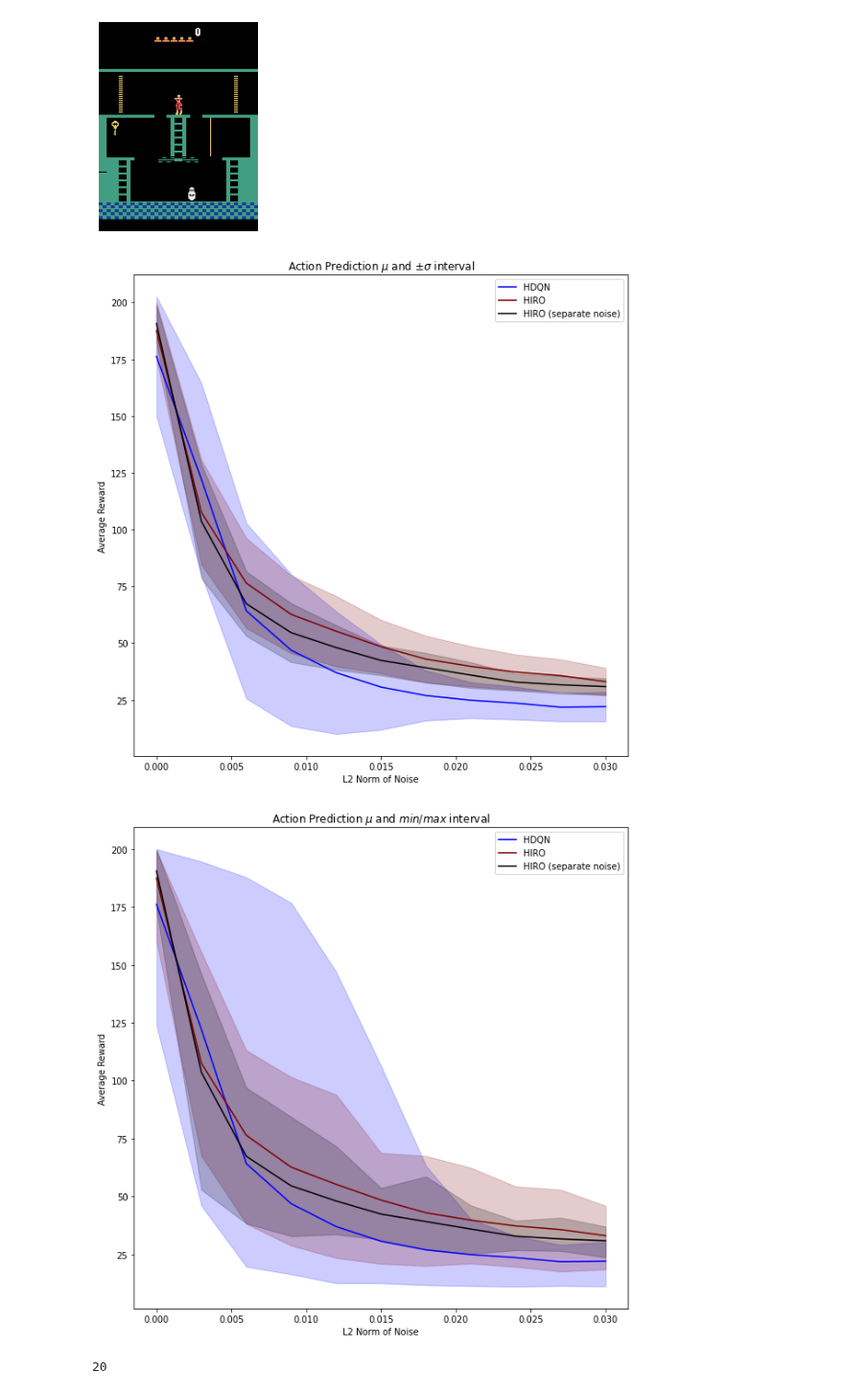
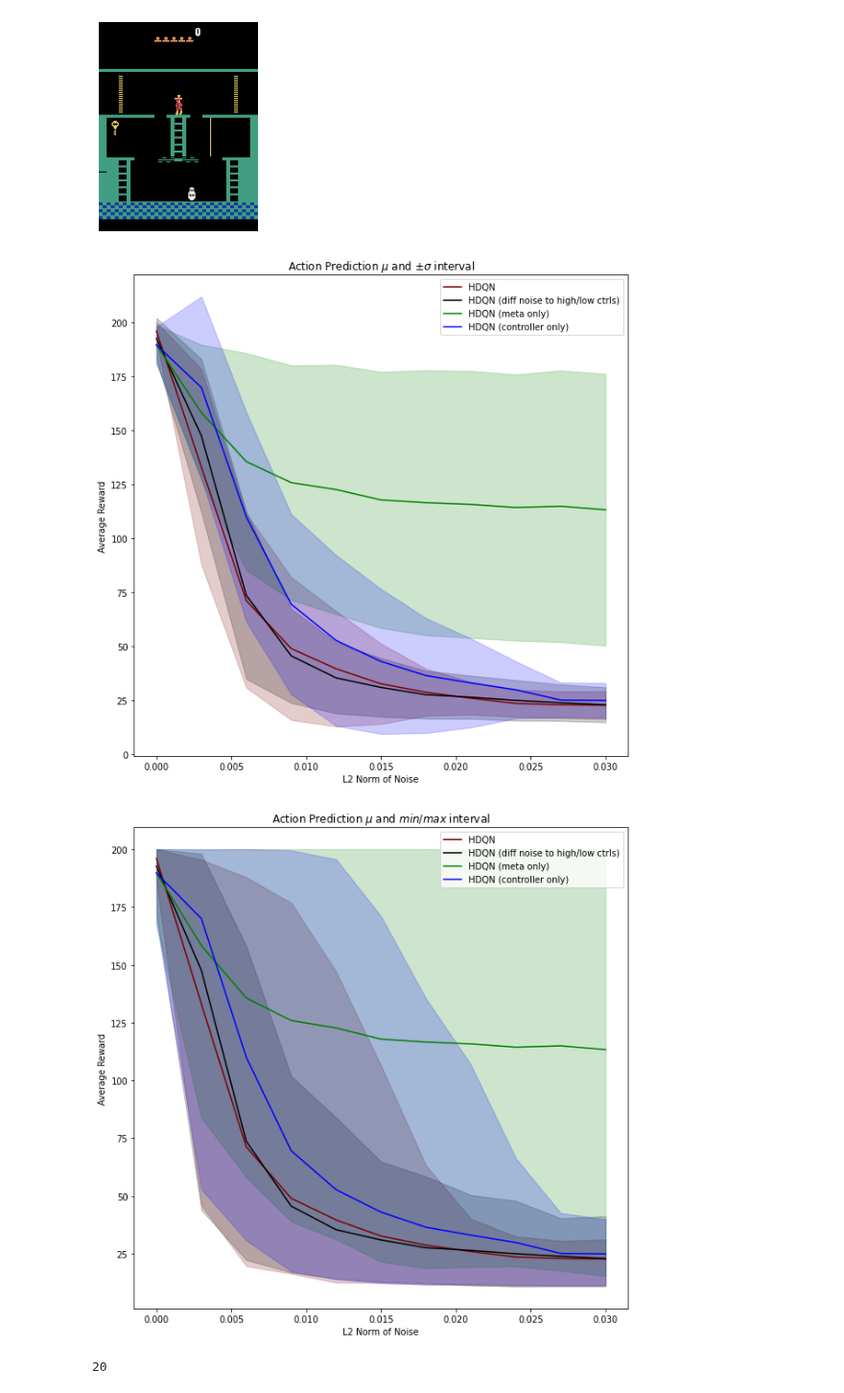
Before and after one commit to Davidobot/adversarial_hrl, a Jupyter notebook: plotting/plotting.ipynb, the cells around one changed output. Shown at 96% size. Drawn from its saved outputs; the diff is of its cells as text; code cells hidden in the pictures.

Commit message:
Different noise application results on HDQN and HIRO

```diff
--- a/plotting/plotting.ipynb
+++ b/plotting/plotting.ipynb
@@ -88,20 +88,32 @@ def plot_norms_minmax(episodes):
 # %%
 import json
 plot_norms([\
-    (json.load(open("absolute_noise/hdqn_episodes.json")), "blue", "HDQN"),\
     #(json.load(open("absolute_noise/dqn_episodes.json")), "red", "DQN"),\
     #(json.load(open("absolute_noise/td3_episodes.json")), "green", "TD3"),\
-    (json.load(open("absolute_noise/hiro_episodes.json")), "maroon", "HIRO"),\
-    (json.load(open("absolute_noise_separate/hiro_episodes.json")), "black", "HIRO (separate noise)")])
+    #(json.load(open("absolute_noise/hiro_episodes.json")), "maroon", "HIRO"),\
+    #(json.load(open("absolute_noise_different/hiro_episodes.json")), "black", "HIRO (diff noise to high/low ctrls)"),\
+    #(json.load(open("absolute_noise_meta_only/hiro_episodes.json")), "green", "HIRO (meta only)"),\
+    #(json.load(open("absolute_noise_ctrl_only/hiro_episodes.json")), "blue", "HIRO (controller only)")
+    (json.load(open("absolute_noise/hdqn_episodes.json")), "maroon", "HDQN"),\
+    (json.load(open("absolute_noise_different/hdqn_episodes.json")), "black", "HDQN (diff noise to high/low ctrls)"),\
+    (json.load(open("absolute_noise_meta_only/hdqn_episodes.json")), "green", "HDQN (meta only)"),\
+    (json.load(open("absolute_noise_ctrl_only/hdqn_episodes.json")), "blue", "HDQN (controller only)")
+   ])
 # %% [output]
-[figure, old version]
+[figure, new version]
 # %%
 import json
 plot_norms_minmax([\
-    (json.load(open("absolute_noise/hdqn_episodes.json")), "blue", "HDQN"),\
     #(json.load(open("absolute_noise/dqn_episodes.json")), "red", "DQN"),\
     #(json.load(open("absolute_noise/td3_episodes.json")), "green", "TD3"),\
-    (json.load(open("absolute_noise/hiro_episodes.json")), "maroon", "HIRO"),\
-    (json.load(open("absolute_noise_separate/hiro_episodes.json")), "black", "HIRO (separate noise)")])
+    #(json.load(open("absolute_noise/hiro_episodes.json")), "maroon", "HIRO"),\
+    #(json.load(open("absolute_noise_different/hiro_episodes.json")), "black", "HIRO (diff noise to high/low ctrls)"),\
+    #(json.load(open("absolute_noise_meta_only/hiro_episodes.json")), "green", "HIRO (meta only)"),\
+    #(json.load(open("absolute_noise_ctrl_only/hiro_episodes.json")), "blue", "HIRO (controller only)")
+    (json.load(open("absolute_noise/hdqn_episodes.json")), "maroon", "HDQN"),\
+    (json.load(open("absolute_noise_different/hdqn_episodes.json")), "black", "HDQN (diff noise to high/low ctrls)"),\
+    (json.load(open("absolute_noise_meta_only/hdqn_episodes.json")), "green", "HDQN (meta only)"),\
+    (json.load(open("absolute_noise_ctrl_only/hdqn_episodes.json")), "blue", "HDQN (controller only)")
+  ])
 # %% [output]
-[figure, old version]
+[figure, new version]
```
Also changed, not shown: parts of 8 cells of this notebook, 14 other files.
